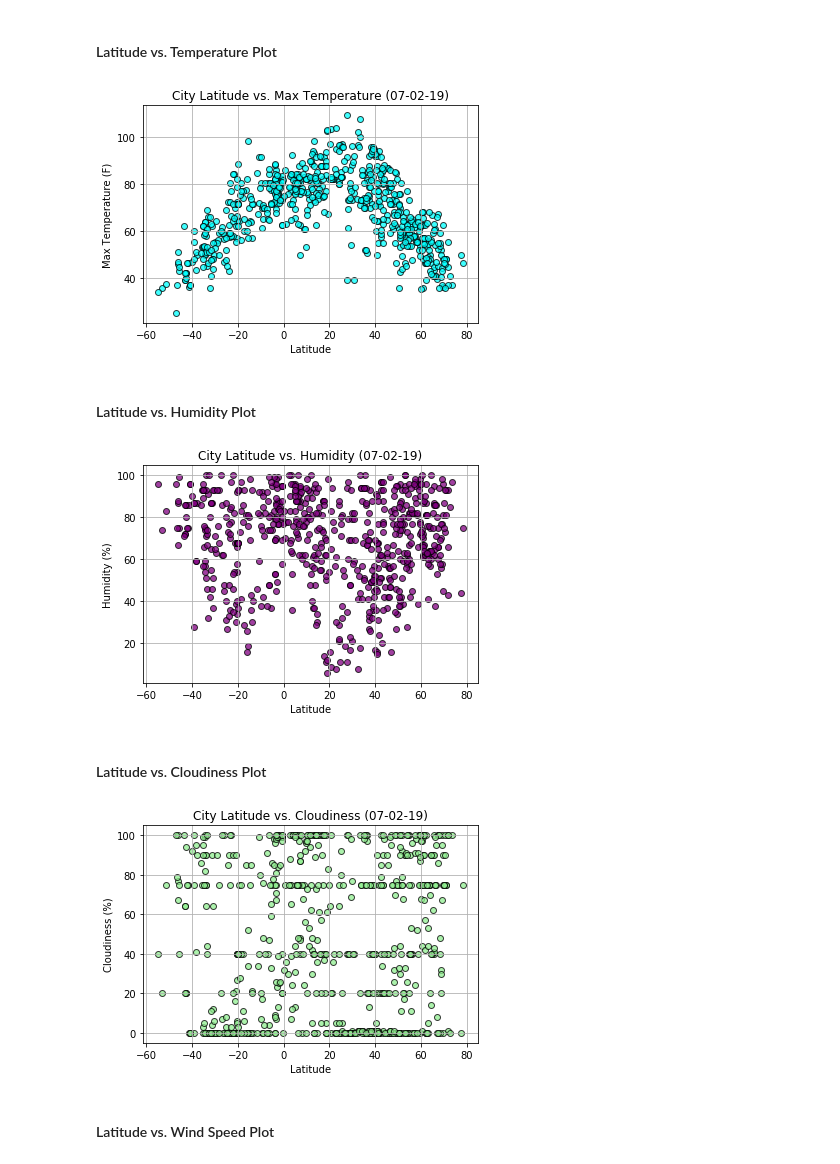
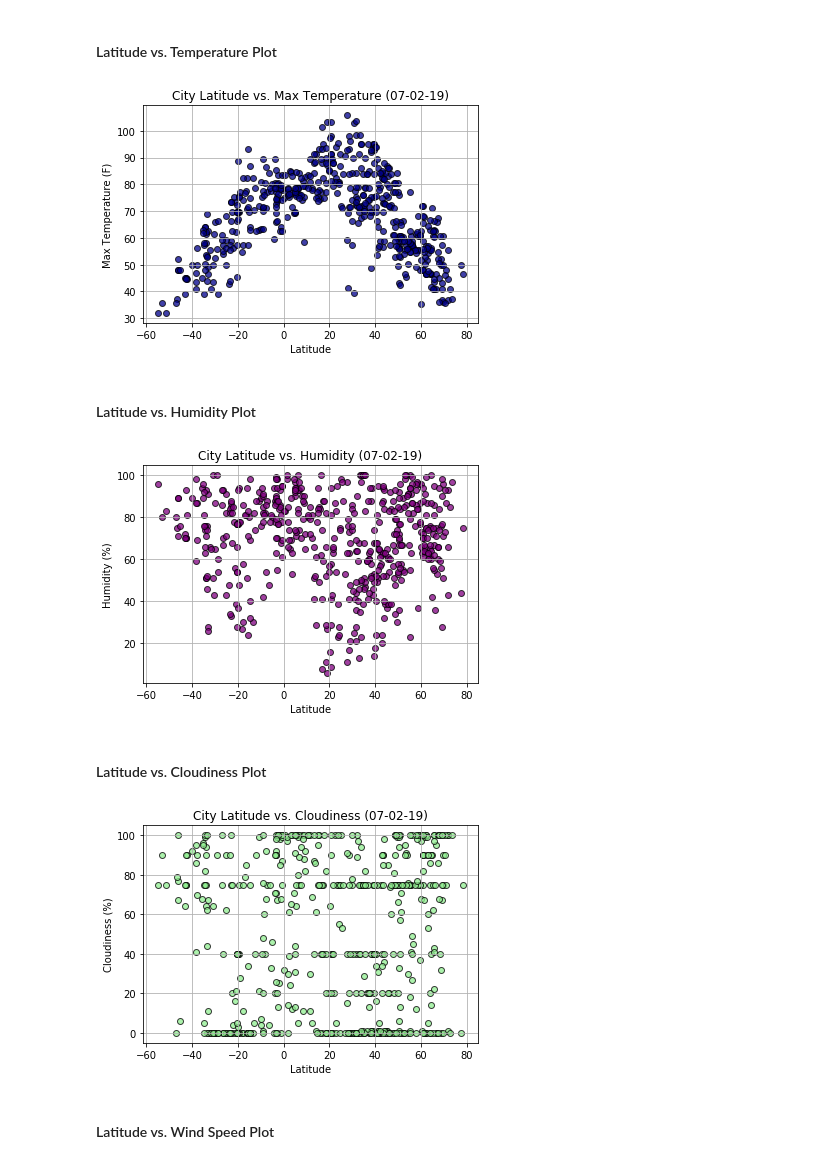
Before and after one commit to nithabalakrishnan/WeatherAPI, a Jupyter notebook: WeatherPy.ipynb, the cells around one changed output. Saved outputs shown, nothing was run; the diff lists cells and outputs as text; code cells hidden in the pictures.

```diff
--- a/WeatherPy.ipynb
+++ b/WeatherPy.ipynb
@@ -33,8 +33,8 @@ lat_lngs = []
 cities = []
 
 # Create a set of random lat and lng combinations
-lats = np.random.uniform(low=-90.000, high=90.000, size=2000)
-lngs = np.random.uniform(low=-180.000, high=180.000, size=2000)
+lats = np.random.uniform(low=-90.000, high=90.000, size=1500)
+lngs = np.random.uniform(low=-180.000, high=180.000, size=1500)
 lat_lngs = zip(lats, lngs)
 
 # Identify nearest city for each lat, lng combination
@@ -56,6 +56,7 @@ len(cities)
 # %%
 url = "http://api.openweathermap.org/data/2.5/weather?"
 units = "Imperial"
+
 temp=[]
 cityList=[]
 country=[]
@@ -69,14 +70,18 @@ wind=[]
 timezone=[]
 localTimestamp=[]
 
+row_count = 0
+set_count=1
+
+#Retrieving current datafrom wethermap api
 print("Beginning Data Retrieval")
 print("---------------------------")
 for city in cities:
     # Build query URL and request your results
     try:
-
+        row_count+=1
         query_url = f"{url}appid={api_key}&q={city}&units={units}"
-        print(f"Retrieving records for | {city}")
+        print(f"Processing records {row_count} of set {set_count}| {city}")
         weather_response = requests.get(query_url)
         weather_json = weather_response.json()
 
@@ -101,6 +106,9 @@ for city in cities:
         print(f"city({city}) not found!! skipping")
         print(e)
         pass
+    if row_count % 50 == 0:
+       set_count+=1
+       row_count=0
 print("--------------------------------")
 print("Data Retrieval Complete ")
 print("--------------------------------")
@@ -161,27 +174,27 @@ WeatherDataCSV=weather_data.to_csv(r'/Users/nithavijaysudh/Projects/WeatherAPI/R
 # %%
 #Defining the max and min values for axises
 xMax=weather_data['Lat'].max()
 xMin=weather_data['Lat'].min()
 yMax=weather_data['Max Temp'].max()
 yMin=weather_data['Max Temp'].min()
 
 #Assigning x and y axis data for plotting
 x=weather_data['Lat']
 y=weather_data['Max Temp']
 
 fig, bubblePlot = plt.subplots()
 plt.grid(True)
-bubblePlot.scatter(x, y, c='cyan', marker="o",label=None, edgecolors="black", alpha=0.75)
+bubblePlot.scatter(x, y, c='darkblue', marker="o",label=None, edgecolors="black", alpha=0.75)
 
 #Display Title, x and y axiis label
 plt.title(f"City Latitude vs. Max Temperature ({ts})")
 plt.xlabel("Latitude")
 plt.ylabel("Max Temperature (F)")
 
 #saving plot image to Image folder
 fig.savefig('Images/LatvsMaxTemp.png')
 # %% [output]
-[figure, old version]
+[figure, new version]
 # %% [markdown]
 #### Latitude vs. Humidity Plot
 # %%
@@ -207,7 +220,7 @@ plt.ylabel("Humidity (%)")
 #Saving plot image to Image folder
 fig.savefig('Images/LatvsHumidity.png')
 # %% [output]
-[figure, old version]
+[figure, new version]
 # %% [markdown]
 #### Latitude vs. Cloudiness Plot
 # %%
@@ -232,7 +245,7 @@ plt.ylabel("Cloudiness (%)")
 #Saving plot image to Image folder
 fig.savefig('Images/LatvsCloudiness.png')
 # %% [output]
-[figure, old version]
+[figure, new version]
 # %% [markdown]
 #### Latitude vs. Wind Speed Plot
 # %%
```
Also changed, not shown: parts of 7 cells of this notebook, 5 other files.
